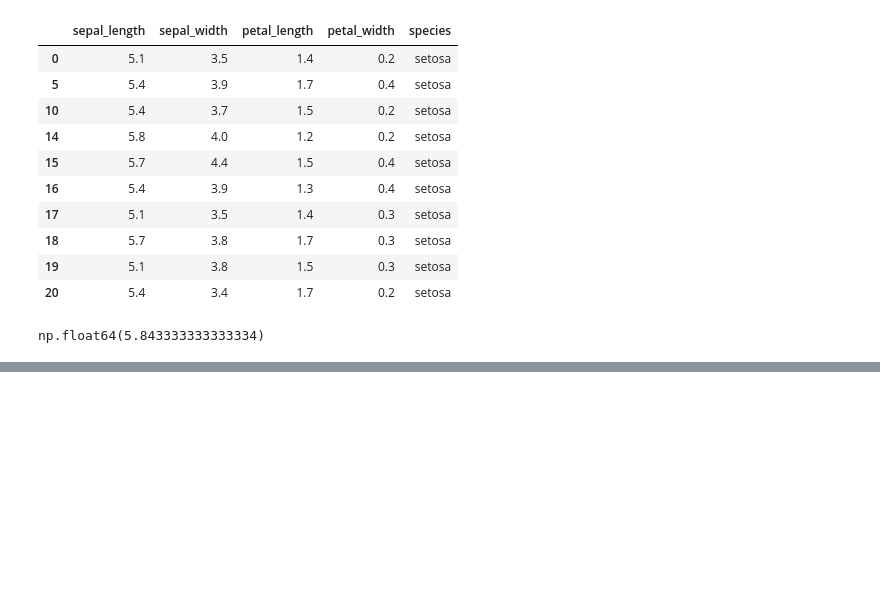
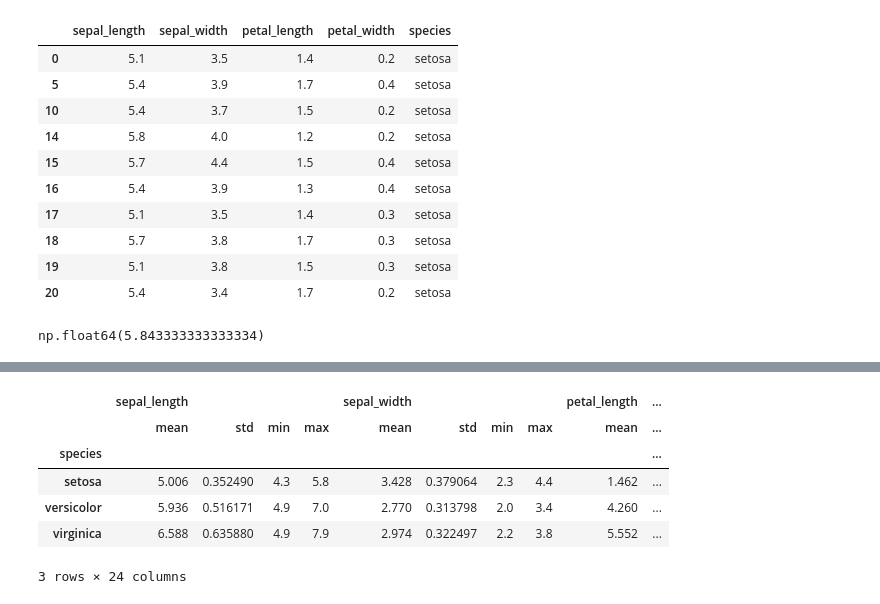
Before and after one commit to b3rian/Data_Science, a Jupyter notebook: tutorial.ipynb, the cells around one changed output, grey strips where cells are left out. Cells and saved outputs as stored; diff of their text form; code cells hidden in the pictures; blank space fills up the shorter version.

```diff
--- a/tutorial.ipynb
+++ b/tutorial.ipynb
@@ -120,0 +139,11 @@ np.float64(5.843333333333334)
+# %%
+grouped = iris.groupby('species').agg(['mean', 'std', 'min', 'max'])
+grouped
+# %% [output]
+|  | sepal_length |  |  |  | sepal_width |  |  |  | petal_length | ... |
+|  | mean | std | min | max | mean | std | min | max | mean | ... |
+| species |  |  |  |  |  |  |  |  |  | ... |
+| setosa | 5.006 | 0.352490 | 4.3 | 5.8 | 3.428 | 0.379064 | 2.3 | 4.4 | 1.462 | ... |
+| versicolor | 5.936 | 0.516171 | 4.9 | 7.0 | 2.770 | 0.313798 | 2.0 | 3.4 | 4.260 | ... |
+| virginica | 6.588 | 0.635880 | 4.9 | 7.9 | 2.974 | 0.322497 | 2.2 | 3.8 | 5.552 | ... |
+3 rows × 24 columns
```
Also changed, not shown: parts of 5 cells of this notebook.
